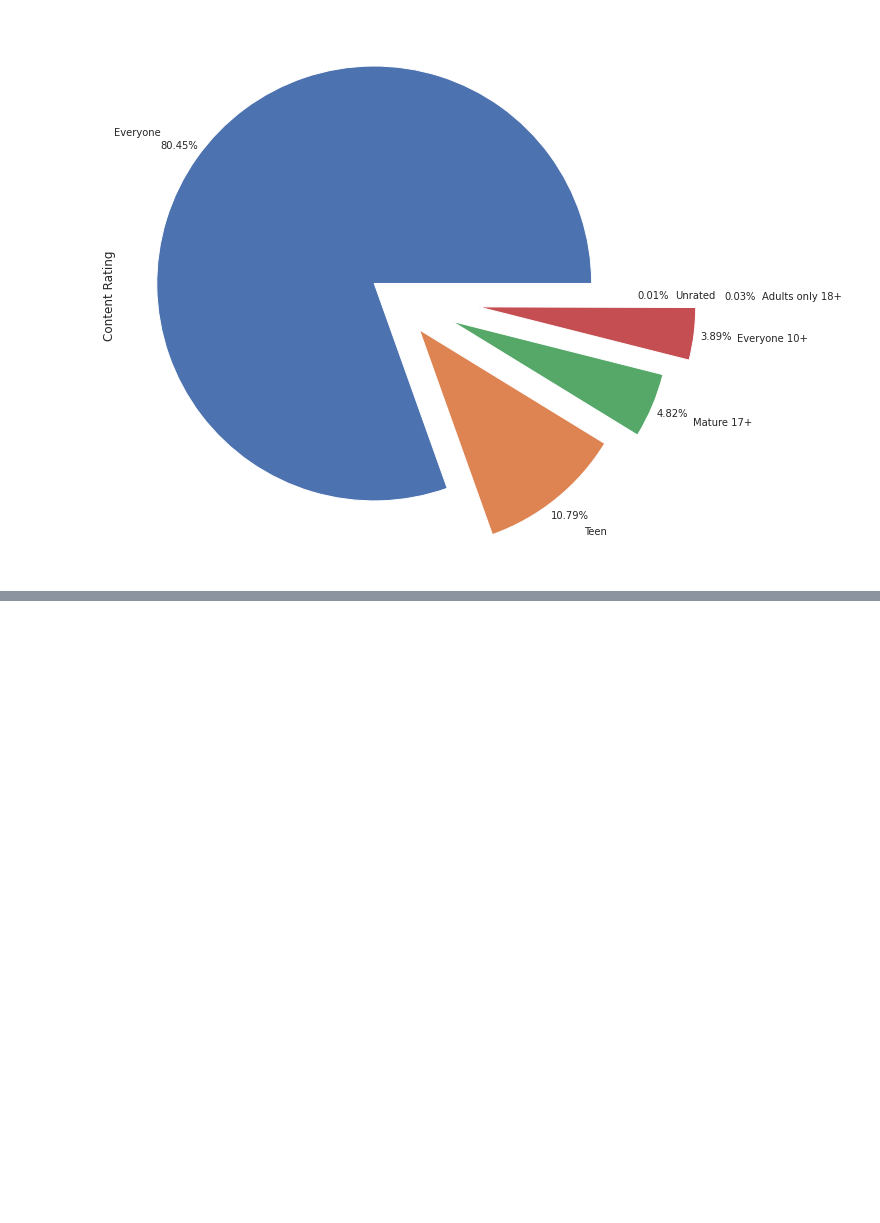
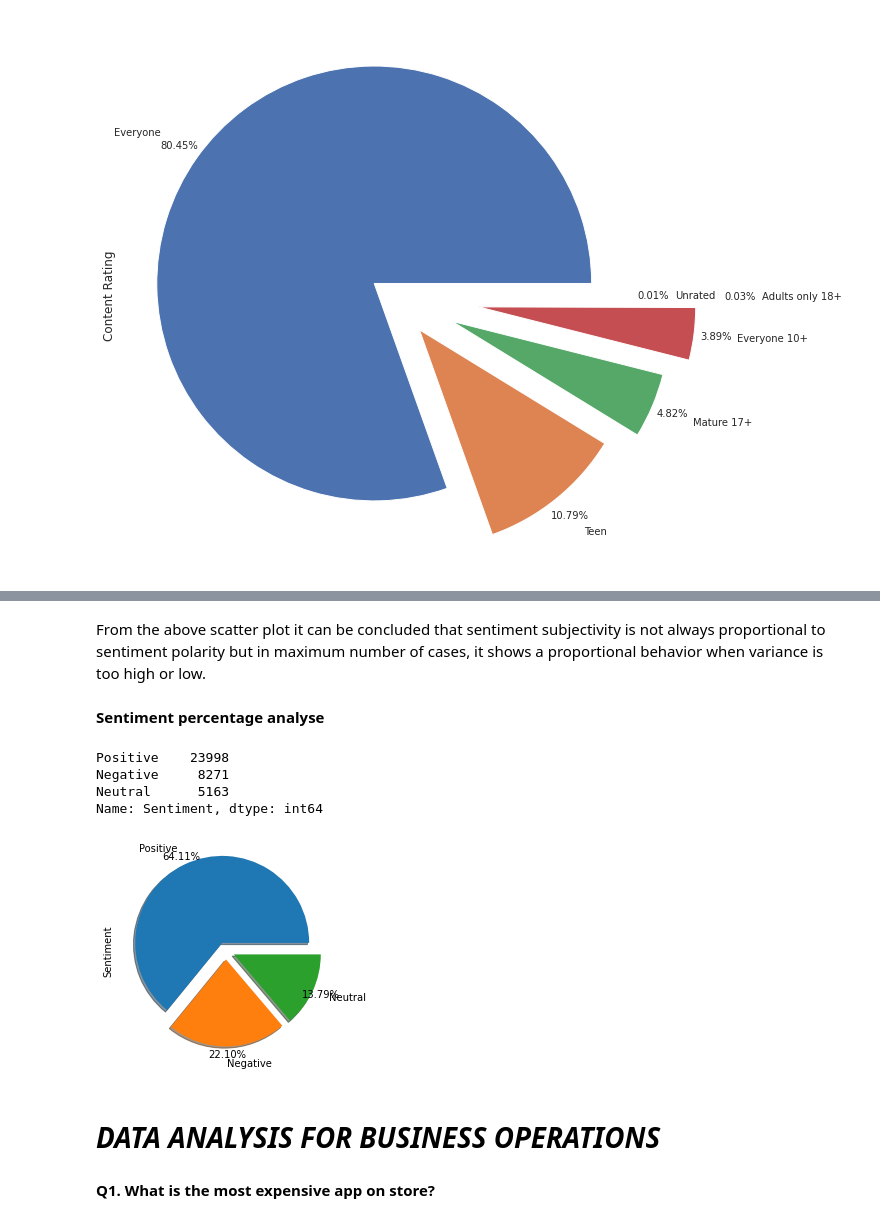
Before and after one commit to nandukamankar/eda_project_on-play_store_app_data-, a Jupyter notebook: Copy_of_5_3c_of_Play_Store_App_Review_Analysis_Capstone_Project.ipynb, the cells around one changed output, grey strips where cells are left out. Saved outputs shown, nothing was run; the diff lists cells and outputs as text; code cells hidden in the pictures; blank space fills up the shorter version.

```diff
--- a/Copy_of_5_3c_of_Play_Store_App_Review_Analysis_Capstone_Project.ipynb
+++ b/Copy_of_5_3c_of_Play_Store_App_Review_Analysis_Capstone_Project.ipynb
@@ -831,0 +897,21 @@ content_rating_df.plot(kind='pie', fontsize=10, explode= (0.1,0.2,0.3,0.4,0.5,0.
+# %% [markdown]
+From the above scatter plot it can be concluded that sentiment subjectivity is not always proportional to sentiment polarity but in maximum number of cases, it shows a proportional behavior when variance is too high or low.
+# %% [markdown]
+**Sentiment percentage analyse**
+# %%
+#Counts of Review sentiments
+df2['Sentiment'].value_counts()
+# %% [output]
+Positive    23998
+Negative     8271
+Neutral      5163
+Name: Sentiment, dtype: int64
+# %%
+#Percentage of Review sentiments
+df2['Sentiment'].value_counts().plot(kind='pie', explode= (0.1,0.1,0.1), shadow=True, autopct='%1.2f%%', pctdistance=1.1, labeldistance=1.2);
+# %% [output]
+[figure, added]
+# %% [markdown]
+# ***DATA ANALYSIS FOR BUSINESS OPERATIONS***
+# %% [markdown]
+**Q1. What is the most expensive app on store?**
```
Also changed, not shown: parts of 17 cells of this notebook.
